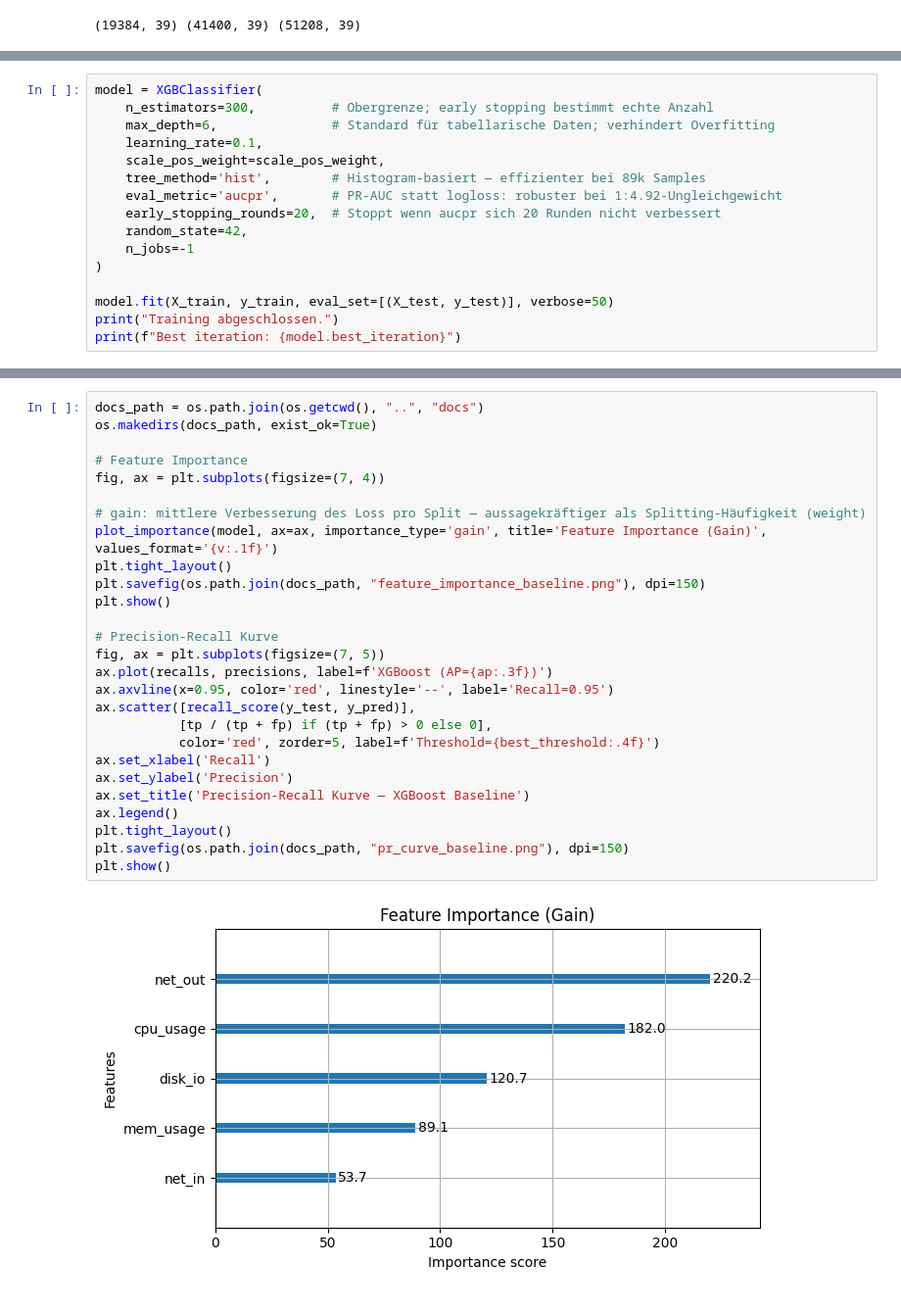
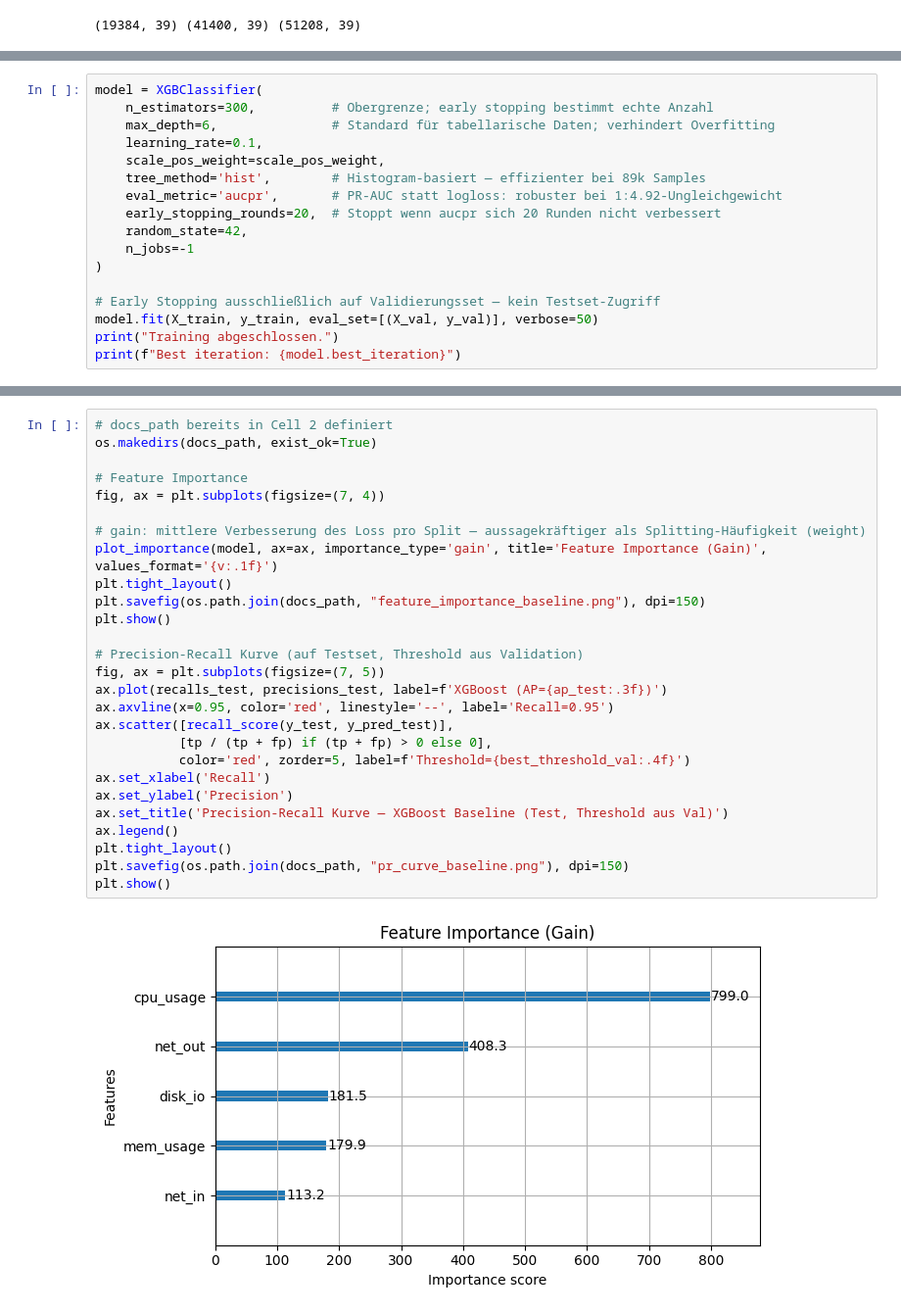
Before and after one commit to Nirosh04/bachelorarbeit-cloudanobench, a Jupyter notebook: notebooks/02_metric_baseline.ipynb, the cells around one changed output, grey strips where cells are left out. Shown at 98% size. Cells and saved outputs as stored; diff of their text form.

```diff
--- a/notebooks/02_metric_baseline.ipynb
+++ b/notebooks/02_metric_baseline.ipynb
@@ -92,7 +168,8 @@ model = XGBClassifier(
     n_jobs=-1
 )
 
-model.fit(X_train, y_train, eval_set=[(X_test, y_test)], verbose=50)
+# Early Stopping ausschließlich auf Validierungsset — kein Testset-Zugriff
+model.fit(X_train, y_train, eval_set=[(X_val, y_val)], verbose=50)
 print("Training abgeschlossen.")
 print(f"Best iteration: {model.best_iteration}")
 # %% [output]
@@ -167,29 +327,29 @@ FPR norm (Zeilenebene): 0.7944  (9223 FP von 11610 Zeilen)
 # %%
-docs_path = os.path.join(os.getcwd(), "..", "docs")
+# docs_path bereits in Cell 2 definiert
 os.makedirs(docs_path, exist_ok=True)
 
 # Feature Importance
 fig, ax = plt.subplots(figsize=(7, 4))
 
 # gain: mittlere Verbesserung des Loss pro Split — aussagekräftiger als Splitting-Häufigkeit (weight)
 plot_importance(model, ax=ax, importance_type='gain', title='Feature Importance (Gain)', values_format='{v:.1f}')
 plt.tight_layout()
 plt.savefig(os.path.join(docs_path, "feature_importance_baseline.png"), dpi=150)
 plt.show()
 
-# Precision-Recall Kurve
+# Precision-Recall Kurve (auf Testset, Threshold aus Validation)
 fig, ax = plt.subplots(figsize=(7, 5))
-ax.plot(recalls, precisions, label=f'XGBoost (AP={ap:.3f})')
+ax.plot(recalls_test, precisions_test, label=f'XGBoost (AP={ap_test:.3f})')
 ax.axvline(x=0.95, color='red', linestyle='--', label='Recall=0.95')
-ax.scatter([recall_score(y_test, y_pred)],
+ax.scatter([recall_score(y_test, y_pred_test)],
            [tp / (tp + fp) if (tp + fp) > 0 else 0],
-           color='red', zorder=5, label=f'Threshold={best_threshold:.4f}')
+           color='red', zorder=5, label=f'Threshold={best_threshold_val:.4f}')
 ax.set_xlabel('Recall')
 ax.set_ylabel('Precision')
-ax.set_title('Precision-Recall Kurve — XGBoost Baseline')
+ax.set_title('Precision-Recall Kurve — XGBoost Baseline (Test, Threshold aus Val)')
 ax.legend()
 plt.tight_layout()
 plt.savefig(os.path.join(docs_path, "pr_curve_baseline.png"), dpi=150)
 plt.show()
 # %% [output]
-[figure, old version]
+[figure, new version]
```
Also changed, not shown: parts of 9 cells of this notebook, 19 other files.
